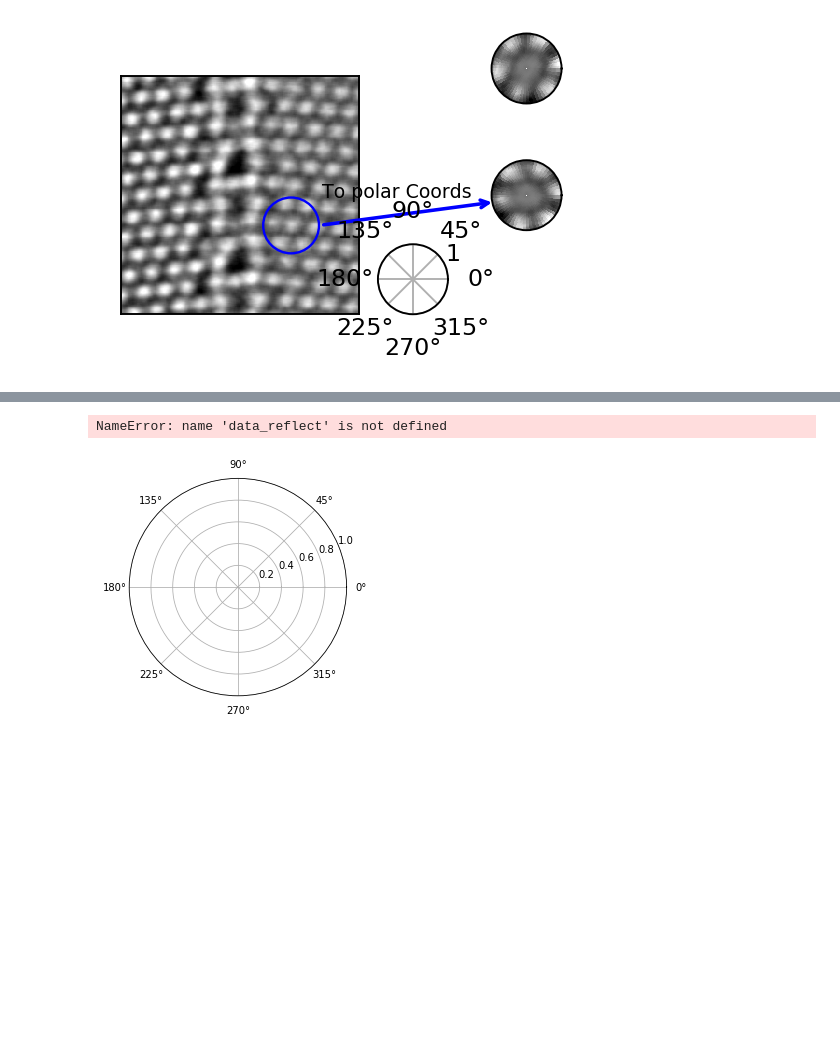
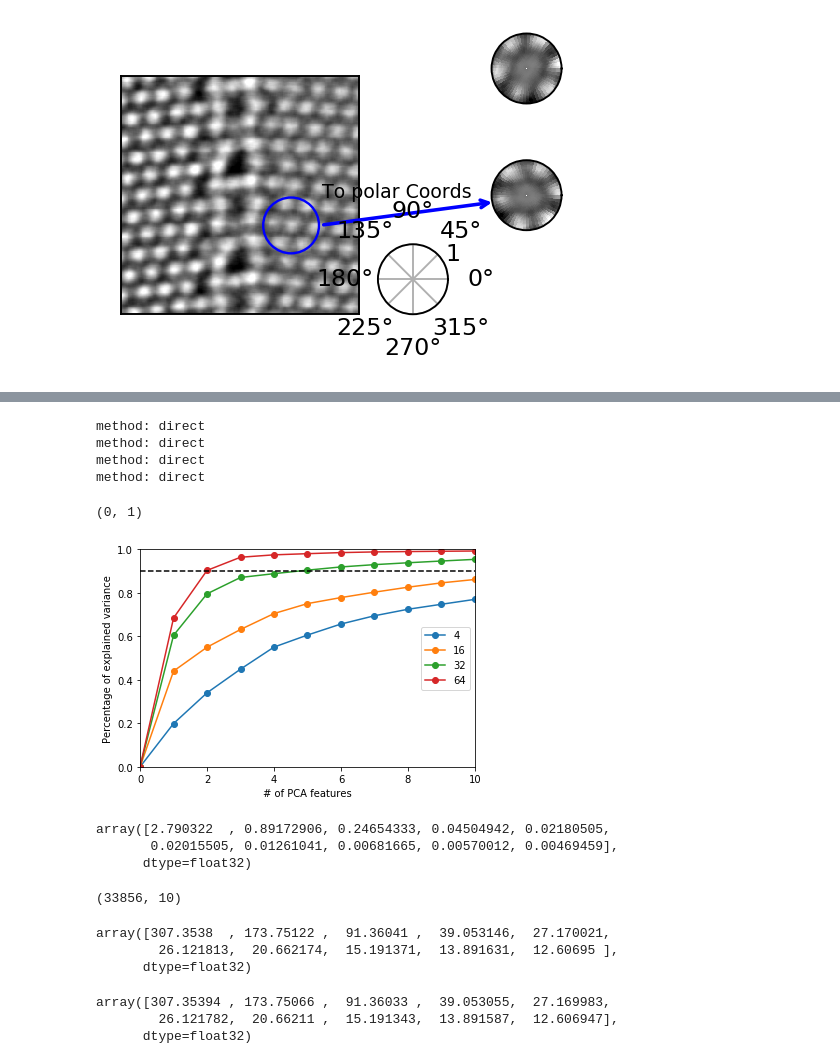
Before and after one commit to NingWang1990/pySTEM, a Jupyter notebook: paper/paper.ipynb, the cells around one changed output, grey strips where cells are left out. Cells and saved outputs as stored; diff of their text form; code cells hidden in the pictures; blank space fills up the shorter version.

```diff
--- a/paper/paper.ipynb
+++ b/paper/paper.ipynb
@@ -270,6 +265,2 @@ plt.pcolormesh(theta, r, data_o,cmap='gray')
-# %%
-plt.subplot(projection="polar")
-plt.pcolormesh(theta, r, data_reflect,cmap='gray')
-# %% [output]
-NameError: name 'data_reflect' is not defined
-[figure, removed]
+# %%
+image = np.load('../examples/CuGB.npy')
@@ -275,0 +269,38 @@ NameError: name 'data_reflect' is not defined
+# %%
+patch_x_all = [2,8,16,32]
+pca = PCA(10)
+evr_all = []
+for patch_x in patch_x_all:
+    step = 5
+    descriptor_name = 'local_correlation_map'
+    seg = segmentationSTEM( n_patterns=3,
+                           window_x=20,window_y=20,
+                           patch_x=patch_x,patch_y=patch_x,
+                           step=step,
+                           descriptor_name=descriptor_name,
+                           method='direct',
+                           upsampling=True)
+    descriptors = seg.get_descriptors(image)
+    shape = descriptors.shape
+    pca.fit(np.reshape(descriptors, (-1, shape[-1])))
+    evr_all.append(pca.explained_variance_ratio_)
+# %% [output]
+method: direct
+method: direct
+method: direct
+method: direct
+# %%
+plot_is = [2,]
+
+for i,evr in enumerate(evr_all):
+    plt.plot( [0]+list(np.cumsum(evr)),'-o',label=str(patch_x_all[i]*2))
+plt.plot([0,10],[0.9,0.9],'--',color='black')
+plt.legend(loc='center right')
+plt.xlabel('# of PCA features')
+plt.ylabel('Percentage of explained variance')
+
+plt.xlim(0,10)
+plt.ylim(0,1)
+# %% [output]
+(0, 1)
+[figure, added]
@@ -275,0 +309,22 @@ NameError: name 'data_reflect' is not defined
+# %%
+pca.explained_variance_
+# %% [output]
+array([2.790322  , 0.89172906, 0.24654333, 0.04504942, 0.02180505,
+       0.02015505, 0.01261041, 0.00681665, 0.00570012, 0.00469459],
+      dtype=float32)
+# %%
+pca_features.shape
+# %% [output]
+(33856, 10)
+# %%
+pca.singular_values_
+# %% [output]
+array([307.3538  , 173.75122 ,  91.36041 ,  39.053146,  27.170021,
+        26.121813,  20.662174,  15.191371,  13.891631,  12.60695 ],
+      dtype=float32)
+# %%
+np.sqrt(np.sum(pca_features**2, axis=0))
+# %% [output]
+array([307.35394 , 173.75066 ,  91.36033 ,  39.053055,  27.169983,
+        26.121782,  20.66211 ,  15.191343,  13.891587,  12.606947],
+      dtype=float32)
```
Also changed, not shown: parts of 15 cells of this notebook, 7 other files.
